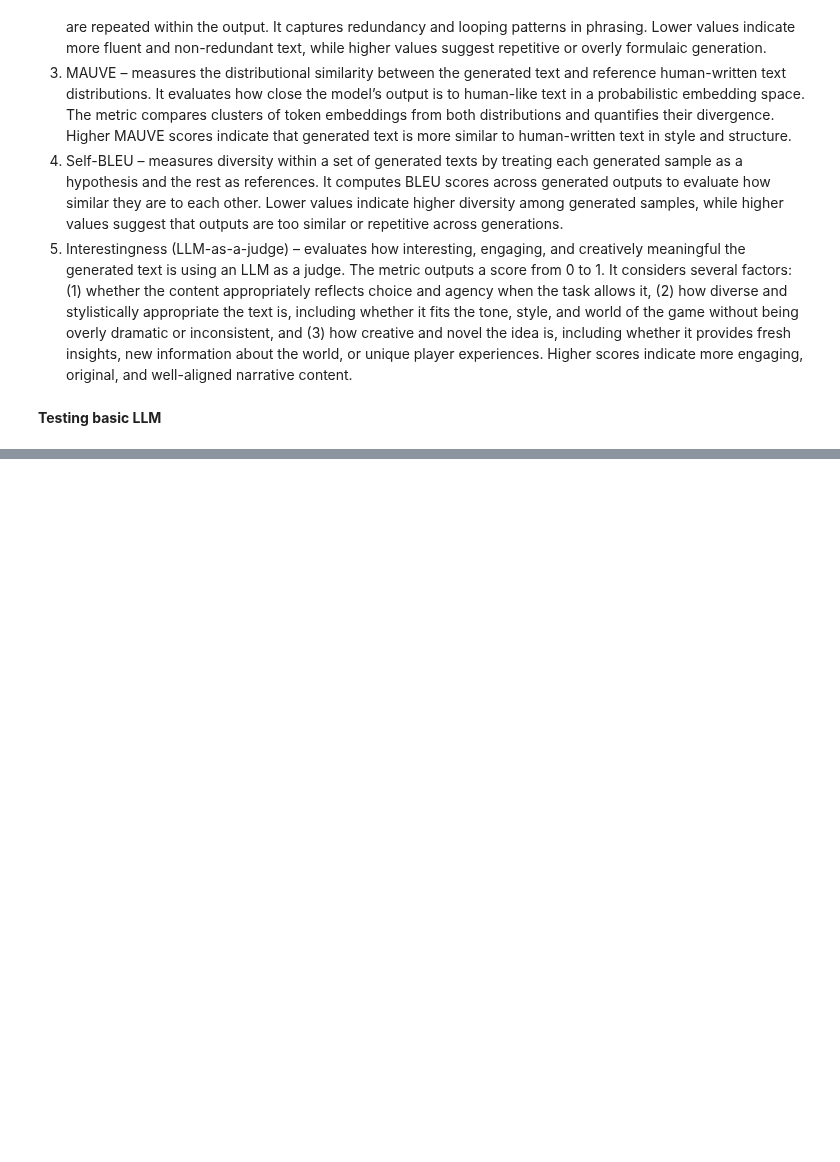
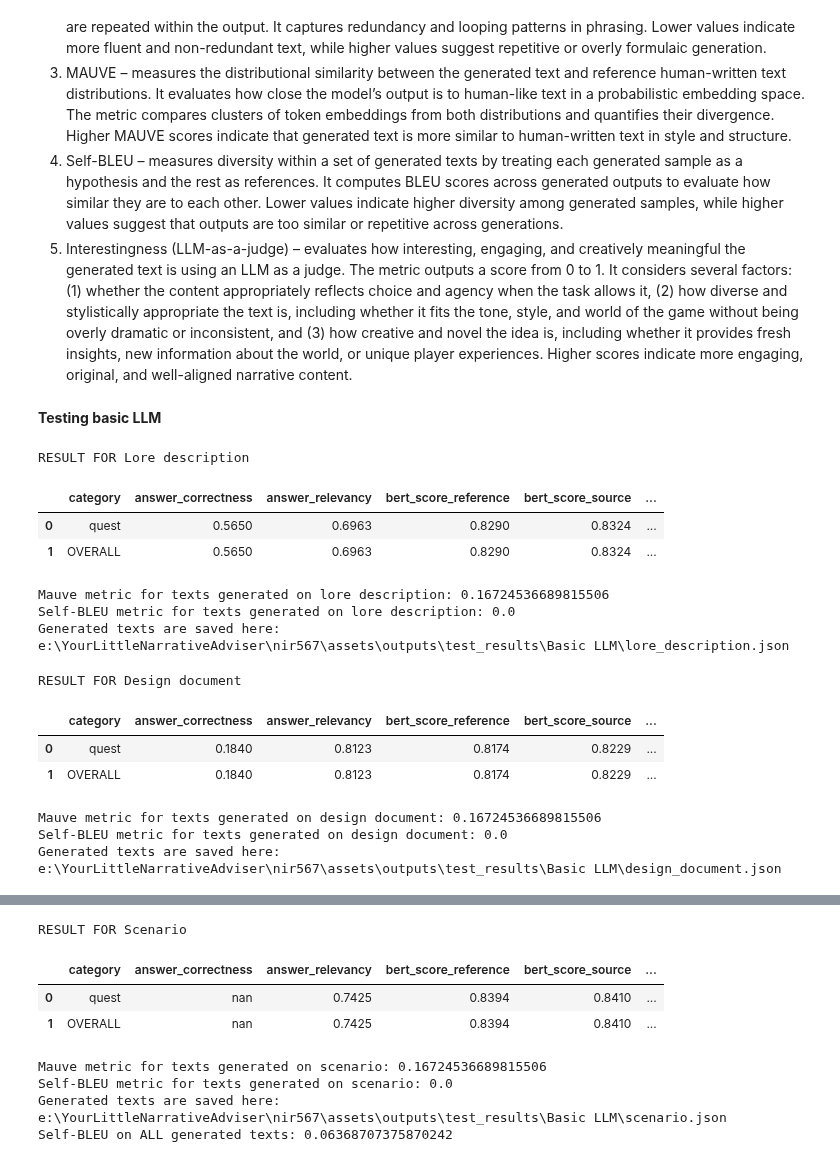
Before and after one commit to Alisazzzz/nir567, a Jupyter notebook: notebooks/testing_several_answer_pipelines.ipynb, the cells around one changed output, grey strips where cells are left out. Cells and saved outputs as stored; diff of their text form; code cells hidden in the pictures; blank space fills up the shorter version.

Commit message:
new tests semicommit

```diff
--- a/notebooks/testing_several_answer_pipelines.ipynb
+++ b/notebooks/testing_several_answer_pipelines.ipynb
@@ -34,14 +34,16 @@ import tqdm
 import pandas as pd
 import logging
 import warnings
+import json
+from typing import Any, Dict
 
 #some important stuff setup
 
 project_root = os.path.abspath(os.path.join(os.getcwd(), '..'))
 os.chdir(project_root)
 sys.path.insert(0, project_root)
-BASE_OUTPUT = os.path.join(project_root, "assets/outputs/test_results")
-os.makedirs(BASE_OUTPUT, exist_ok=True)
+
+results_dir = os.path.join(project_root, "assets", "outputs", "test_results")
 
 logging.getLogger().setLevel(logging.WARNING)
 logging.getLogger("httpx").setLevel(logging.WARNING)
@@ -51,14 +53,17 @@ logging.getLogger("sentence_transformers").setLevel(logging.ERROR)
 logging.getLogger("torch").setLevel(logging.ERROR)
 logging.getLogger("faiss").setLevel(logging.WARNING)
 warnings.filterwarnings("ignore")
+from transformers import logging as hf_logging
+hf_logging.set_verbosity_error()
 
 #this nir imports
 
 from nir.llm.manager import ModelManager
 from nir.llm.providers import ModelConfig
 
-from nir.tests.test_datasets import TEST_DATA_TEXT1, TEST_DATA_TEXT2, TEST_DATA_TEXT3
+from nir.tests.test_datasets import TEST_DATA_TEXT1_SHORT, TEST_DATA_TEXT2_SHORT, TEST_DATA_TEXT3_SHORT
 from nir.tests.evaluator import analyze_generation
+from nir.tests.metrics import compute_mauve, compute_self_bleu
 
 from nir.graph.graph_storages.networkx_graph import NetworkXGraph
 from nir.core.context_retriever import form_context_with_llm
@@ -81,8 +86,8 @@ embeddings_model = manager.create_embedding_model(name="embeddings", option="hf_
 # %%
 #data setup
 
-test_data_lore_description = TEST_DATA_TEXT1
-test_data_design_document = TEST_DATA_TEXT2
-test_data_scenario = TEST_DATA_TEXT3
+test_data_lore_description = TEST_DATA_TEXT1_SHORT
+test_data_design_document = TEST_DATA_TEXT2_SHORT
+test_data_scenario = TEST_DATA_TEXT3_SHORT
 # %% [markdown]
 **Testing basic LLM**
@@ -88,0 +167,23 @@ test_data_scenario = TEST_DATA_TEXT3
+# %%
+texts_lore = run_generation_tests_basic_llm(test_data_lore_description, "lore description", "lore_description.json")
+texts_design = run_generation_tests_basic_llm(test_data_design_document, "design document", "design_document.json")
+texts_scenario = run_generation_tests_basic_llm(test_data_scenario, "scenario", "scenario.json")
+
+all_generated_texts = texts_lore + texts_design + texts_scenario
+self_bleu_all = compute_self_bleu(generateds=all_generated_texts)
+print(f"Self-BLEU on ALL generated texts: {self_bleu_all}")
+# %% [output]
+RESULT FOR Lore description
+|  | category | answer_correctness | answer_relevancy | bert_score_reference | bert_score_source | ... |
+| 0 | quest | 0.5650 | 0.6963 | 0.8290 | 0.8324 | ... |
+| 1 | OVERALL | 0.5650 | 0.6963 | 0.8290 | 0.8324 | ... |
+Mauve metric for texts generated on lore description: 0.16724536689815506
+Self-BLEU metric for texts generated on lore description: 0.0
+Generated texts are saved here: e:\YourLittleNarrativeAdviser\nir567\assets\outputs\test_results\Basic LLM\lore_description.json
+RESULT FOR Design document
+|  | category | answer_correctness | answer_relevancy | bert_score_reference | bert_score_source | ... |
+| 0 | quest | 0.1840 | 0.8123 | 0.8174 | 0.8229 | ... |
+| 1 | OVERALL | 0.1840 | 0.8123 | 0.8174 | 0.8229 | ... |
+Mauve metric for texts generated on design document: 0.16724536689815506
+Self-BLEU metric for texts generated on design document: 0.0
+Generated texts are saved here: e:\YourLittleNarrativeAdviser\nir567\assets\outputs\test_results\Basic LLM\design_document.json
@@ -88,0 +192,8 @@ test_data_scenario = TEST_DATA_TEXT3
+RESULT FOR Scenario
+|  | category | answer_correctness | answer_relevancy | bert_score_reference | bert_score_source | ... |
+| 0 | quest | nan | 0.7425 | 0.8394 | 0.8410 | ... |
+| 1 | OVERALL | nan | 0.7425 | 0.8394 | 0.8410 | ... |
+Mauve metric for texts generated on scenario: 0.16724536689815506
+Self-BLEU metric for texts generated on scenario: 0.0
+Generated texts are saved here: e:\YourLittleNarrativeAdviser\nir567\assets\outputs\test_results\Basic LLM\scenario.json
+Self-BLEU on ALL generated texts: 0.06368707375870242
```
Also changed, not shown: parts of 11 cells of this notebook, 14 other files.
